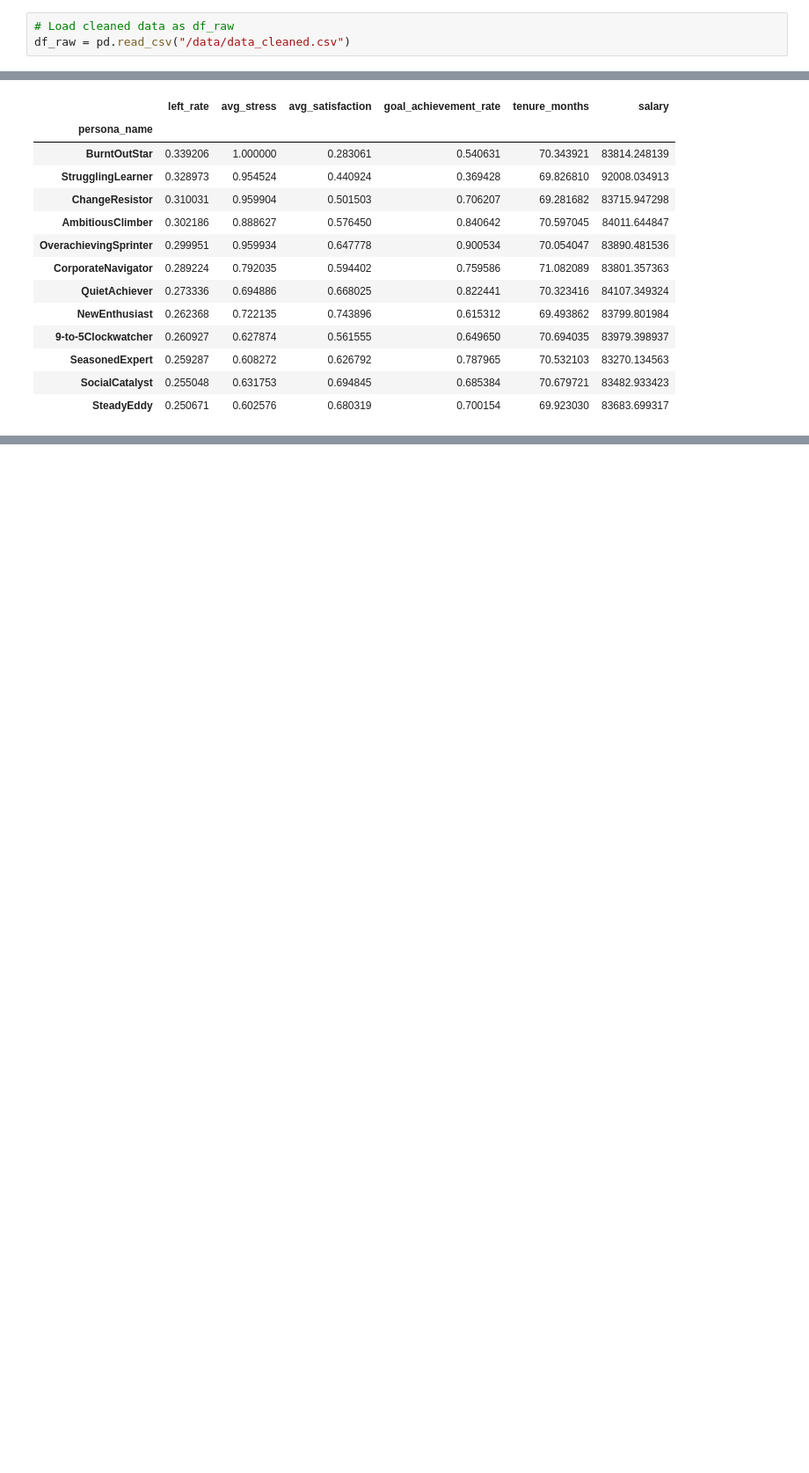
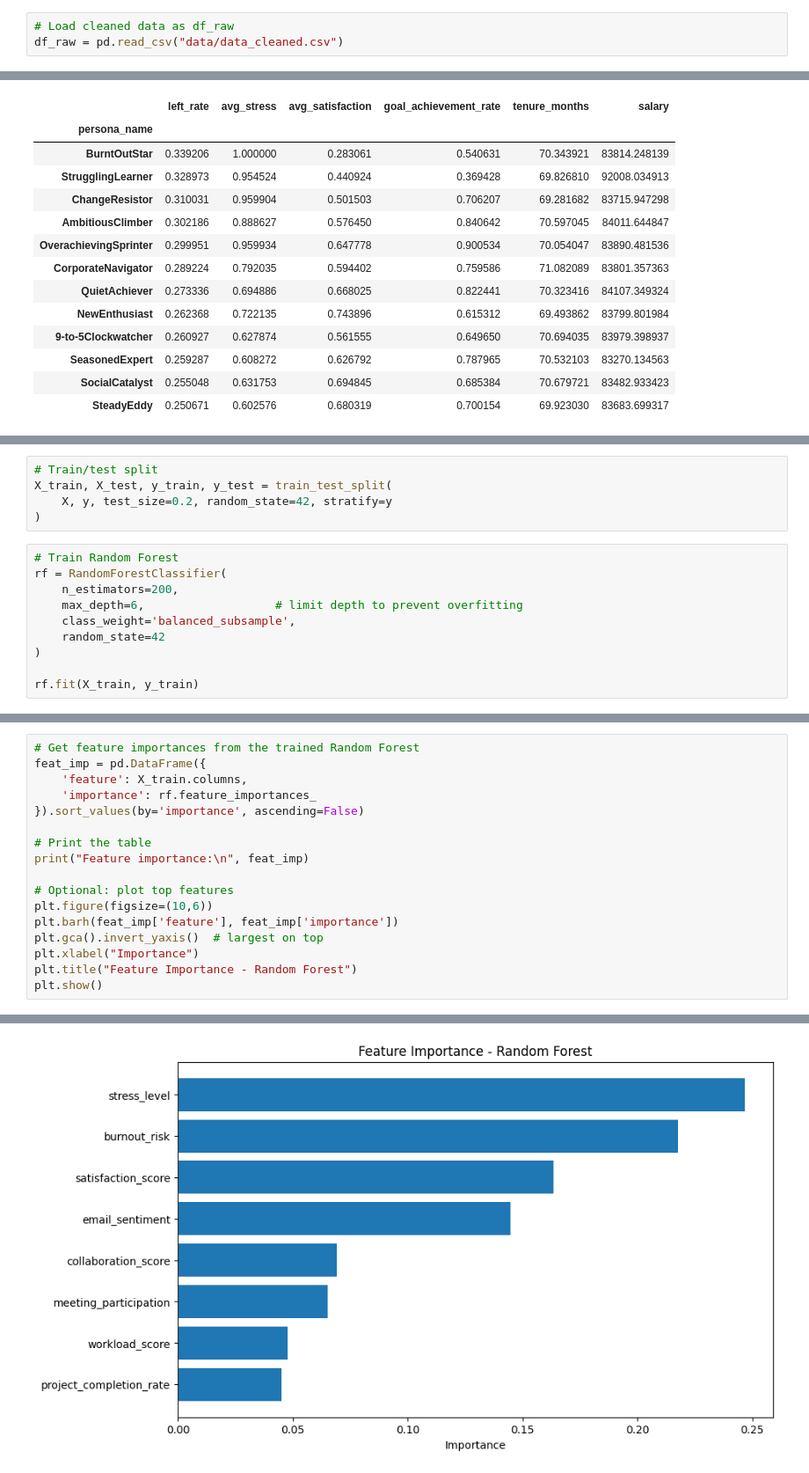
Before and after one commit to Codonor/Capstone-Employee-Burnout, a Jupyter notebook: Notebook_3_Feature_relationships_and_modelling.ipynb, the cells around one changed output, grey strips where cells are left out. Shown at 88% size. Saved outputs shown, nothing was run; the diff lists cells and outputs as text; blank space fills up the shorter version.

```diff
--- a/Notebook_3_Feature_relationships_and_modelling.ipynb
+++ b/Notebook_3_Feature_relationships_and_modelling.ipynb
@@ -24,7 +31,7 @@ os.getcwd()
 - Loading cleaned data from previous two notebooks.
 # %%
 # Load cleaned data as df_raw
-df_raw = pd.read_csv("/data/data_cleaned.csv")
+df_raw = pd.read_csv("data/data_cleaned.csv")
 # %%
 # Copy df_raw to df to preserve raw data
 df = df_raw.copy()
@@ -208,0 +422,15 @@ plt.show()
+# %%
+# Train/test split
+X_train, X_test, y_train, y_test = train_test_split(
+    X, y, test_size=0.2, random_state=42, stratify=y
+)
+# %%
+# Train Random Forest
+rf = RandomForestClassifier(
+    n_estimators=200,
+    max_depth=6,                   # limit depth to prevent overfitting
+    class_weight='balanced_subsample',
+    random_state=42
+)
+
+rf.fit(X_train, y_train)
@@ -208,0 +463,18 @@ plt.show()
+# %%
+# Get feature importances from the trained Random Forest
+feat_imp = pd.DataFrame({
+    'feature': X_train.columns,
+    'importance': rf.feature_importances_
+}).sort_values(by='importance', ascending=False)
+
+# Print the table
+print("Feature importance:\n", feat_imp)
+
+# Optional: plot top features
+plt.figure(figsize=(10,6))
+plt.barh(feat_imp['feature'], feat_imp['importance'])
+plt.gca().invert_yaxis()  # largest on top
+plt.xlabel("Importance")
+plt.title("Feature Importance - Random Forest")
+plt.show()
+# %% [output]
@@ -208,0 +491 @@ plt.show()
+[figure, added]
```
Also changed, not shown: parts of 24 cells of this notebook, 4 other files.
